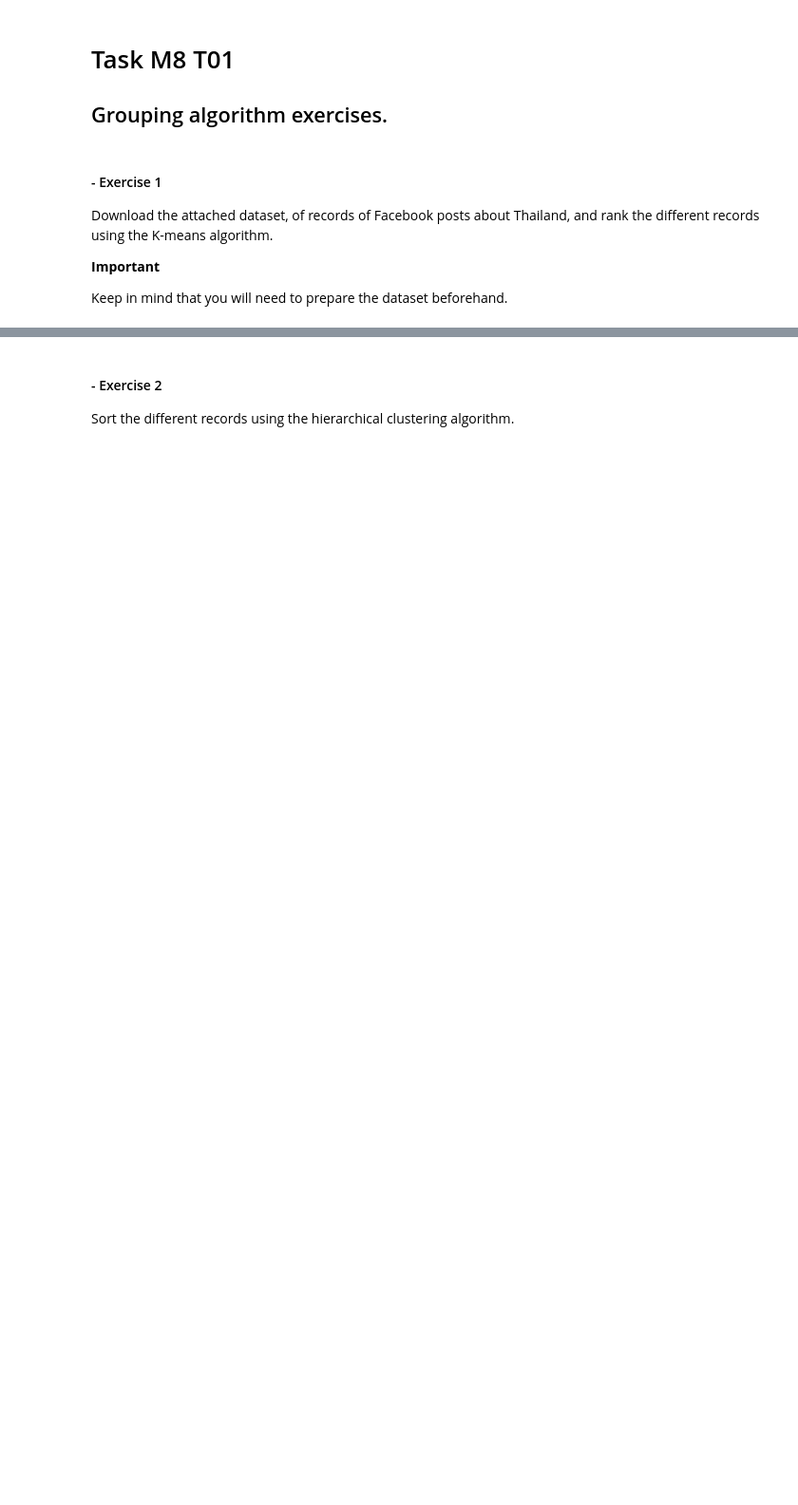
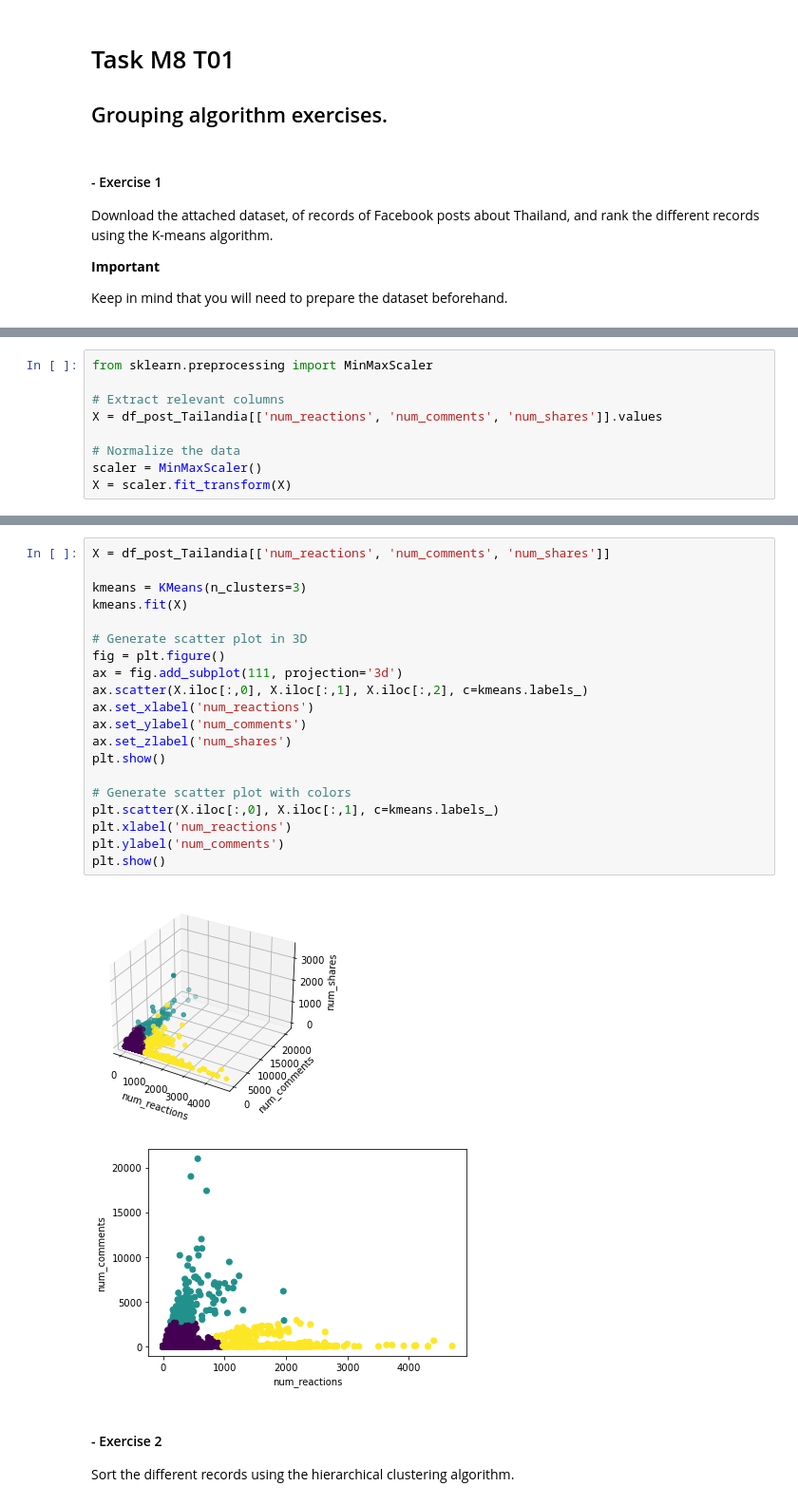
Before and after one commit to IvanaCandyAguilar/Data-Engineer-Data-Science, a Jupyter notebook: Sprint8/Task M8 T01.ipynb, the cells around one changed output, grey strips where cells are left out. Shown at 95% size. Saved outputs shown, nothing was run; the diff lists cells and outputs as text; blank space fills up the shorter version.

```diff
--- a/Sprint8/Task M8 T01.ipynb
+++ b/Sprint8/Task M8 T01.ipynb
@@ -11,0 +53,9 @@ Keep in mind that you will need to prepare the dataset beforehand.
+# %%
+from sklearn.preprocessing import MinMaxScaler
+
+# Extract relevant columns
+X = df_post_Tailandia[['num_reactions', 'num_comments', 'num_shares']].values
+
+# Normalize the data
+scaler = MinMaxScaler()
+X = scaler.fit_transform(X)
@@ -12,3 +156,26 @@ Keep in mind that you will need to prepare the dataset beforehand.
+# %%
+X = df_post_Tailandia[['num_reactions', 'num_comments', 'num_shares']]
+
+kmeans = KMeans(n_clusters=3)
+kmeans.fit(X)
+
+# Generate scatter plot in 3D
+fig = plt.figure()
+ax = fig.add_subplot(111, projection='3d')
+ax.scatter(X.iloc[:,0], X.iloc[:,1], X.iloc[:,2], c=kmeans.labels_)
+ax.set_xlabel('num_reactions')
+ax.set_ylabel('num_comments')
+ax.set_zlabel('num_shares')
+plt.show()
+
+# Generate scatter plot with colors
+plt.scatter(X.iloc[:,0], X.iloc[:,1], c=kmeans.labels_)
+plt.xlabel('num_reactions')
+plt.ylabel('num_comments')
+plt.show()
+# %% [output]
+[figure, added]
+[figure, added]
 # %% [markdown]
 #### - Exercise 2
 Sort the different records using the hierarchical clustering algorithm.
```
Also changed, not shown: parts of 13 cells of this notebook.
